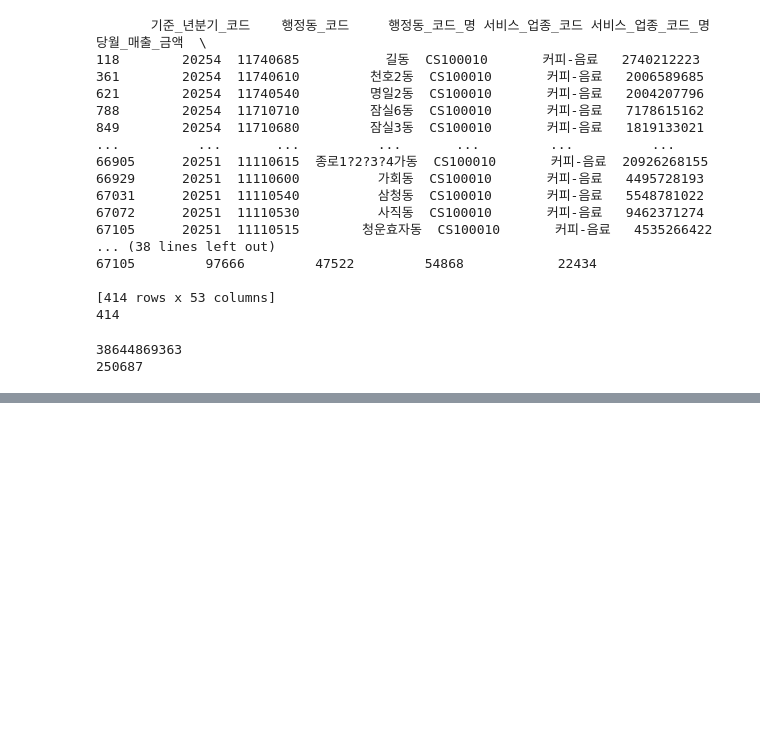
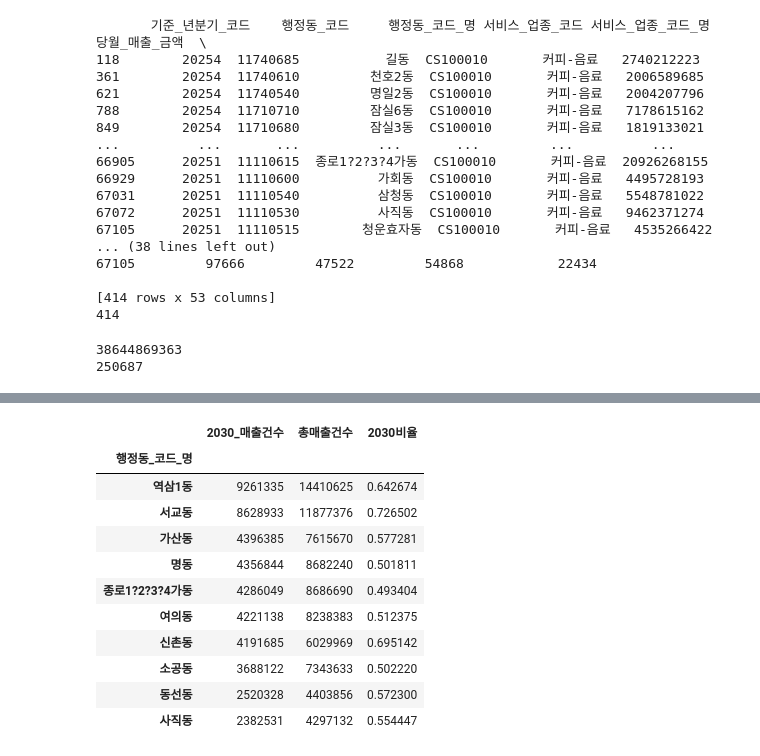
Before and after one commit to zugzwang24/T_sum, a Jupyter notebook: step.ipynb, the cells around one changed output, grey strips where cells are left out. Cells and saved outputs as stored; diff of their text form; code cells hidden in the pictures; blank space fills up the shorter version.

```diff
--- a/step.ipynb
+++ b/step.ipynb
@@ -195,0 +255,13 @@ cafe["당월_매출_금액"].hist() # 매출 금액의 분포를 히스토그램
+# %%
+cafe = cafe.reset_index(drop=True)
+cafe["2030_매출건수"] = cafe["연령대_20_매출_건수"] + cafe["연령대_30_매출_건수"]
+cafe["총매출건수"] = cafe[
+    ["연령대_20_매출_건수",
+     "연령대_30_매출_건수",
+     "연령대_40_매출_건수",
+     "연령대_50_매출_건수",
+     "연령대_60_이상_매출_건수"]
+].sum(axis=1)
+
+cafe["2030비율"] = cafe["2030_매출건수"] / cafe["총매출건수"]
+print(cafe["2030비율"])
@@ -195,0 +311,22 @@ cafe["당월_매출_금액"].hist() # 매출 금액의 분포를 히스토그램
+# %%
+grouped = cafe.groupby("행정동_코드_명").agg({
+    "2030_매출건수": "sum",
+    "총매출건수": "sum"
+})
+
+grouped["2030비율"] = grouped["2030_매출건수"] / grouped["총매출건수"]
+
+grouped.sort_values(["2030_매출건수", "2030비율"], ascending=False).head(10)
+# %% [output]
+|  | 2030_매출건수 | 총매출건수 | 2030비율 |
+| 행정동_코드_명 |  |  |  |
+| 역삼1동 | 9261335 | 14410625 | 0.642674 |
+| 서교동 | 8628933 | 11877376 | 0.726502 |
+| 가산동 | 4396385 | 7615670 | 0.577281 |
+| 명동 | 4356844 | 8682240 | 0.501811 |
+| 종로1?2?3?4가동 | 4286049 | 8686690 | 0.493404 |
+| 여의동 | 4221138 | 8238383 | 0.512375 |
+| 신촌동 | 4191685 | 6029969 | 0.695142 |
+| 소공동 | 3688122 | 7343633 | 0.502220 |
+| 동선동 | 2520328 | 4403856 | 0.572300 |
+| 사직동 | 2382531 | 4297132 | 0.554447 |
```
Also changed, not shown: parts of 9 cells of this notebook.
